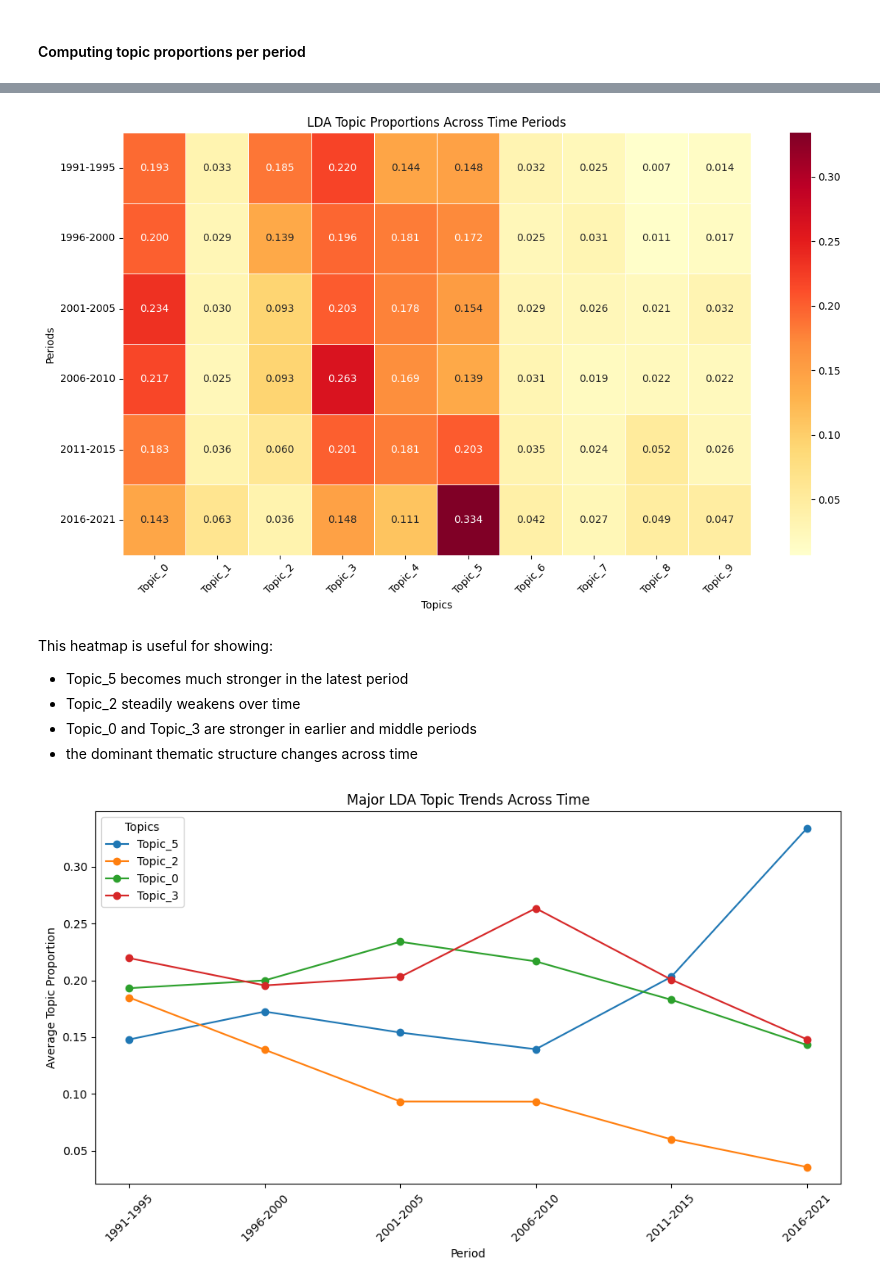
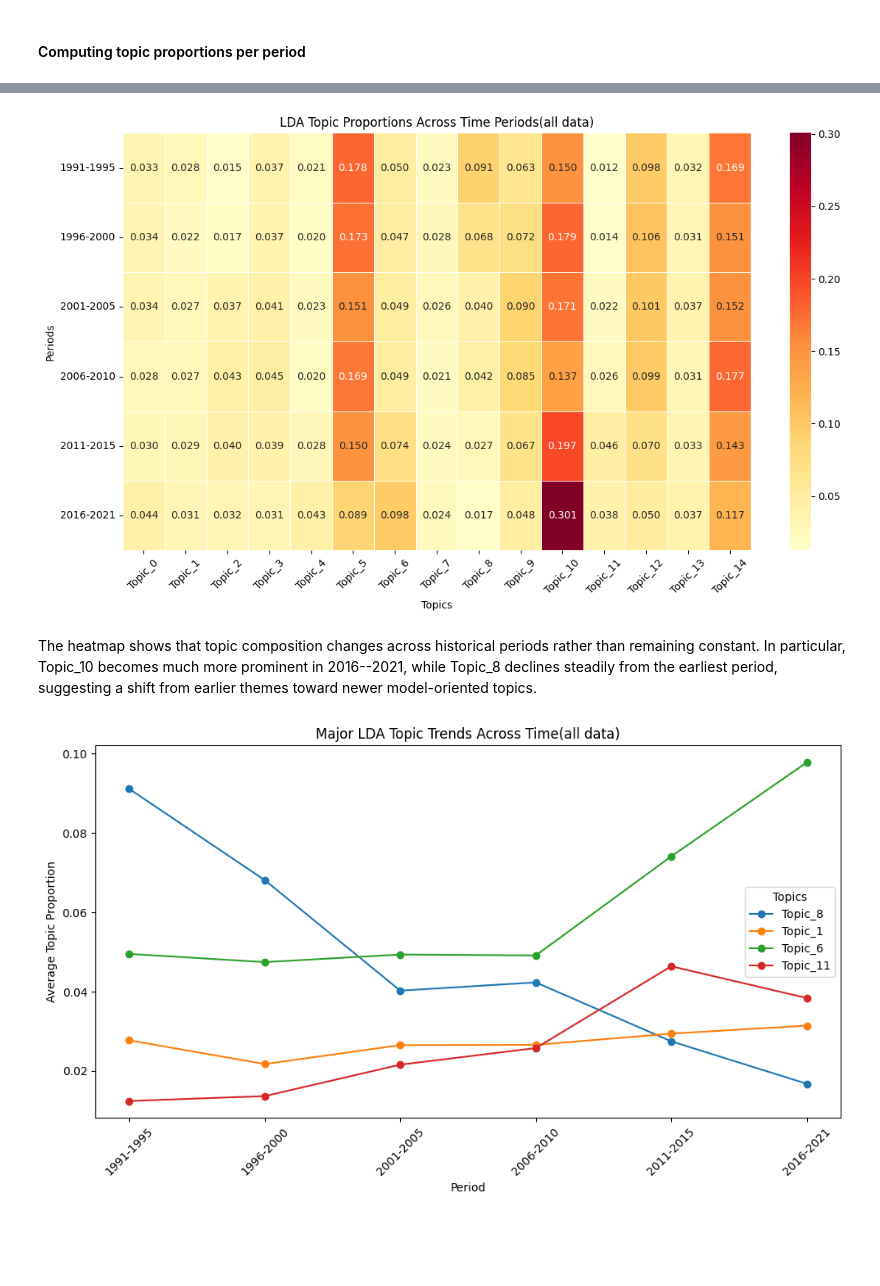
Before and after one commit to guruanand20/nlp-corpus-analysis, a Jupyter notebook: notebooks/NB01_all data.ipynb, the cells around one changed output, grey strips where cells are left out. Cells and saved outputs as stored; diff of their text form; code cells hidden in the pictures; blank space fills up the shorter version.

```diff
--- a/notebooks/NB01_all data.ipynb
+++ b/notebooks/NB01_all data.ipynb
@@ -471,6 +461,23 @@ Initial number of papers for LDA: 32221
 # %%
 # Cleaning function for LDA
 # Clean one abstract and return a token list for LDA.
+# standard English stopwords.
+base_stopwords = set(ENGLISH_STOP_WORDS)
+
+#generic academic filler words
+academic_stopwords = {
+    "paper", "papers",
+    "approach", "approaches",
+    "method", "methods",
+    "propose", "proposed",
+    "present", "presents",
+    "show", "shows",
+    "study", "studies",
+    "using", "used", "use",
+    "based"
+}
+
+custom_stopwords = base_stopwords.union(academic_stopwords)
 def clean_for_lda(text):
     if not isinstance(text, str):
         return []
@@ -490,6 +497,9 @@ def clean_for_lda(text):
     # Remove very short tokens.
     tokens = [t for t in tokens if len(t) > 2]
 
+    # Remove stopwords.
+    tokens = [t for t in tokens if t not in custom_stopwords]
+
     return tokens
 # %%
 # Tokenize abstracts for LDA
@@ -530,7 +573,7 @@ Corpus size 32219
 LDA represents each document as a mixture of latent topics.
 Each topic is a distribution over words.
 # %%
-num_topics = 10
+num_topics = 15
 
 lda_model = LdaModel(
     corpus=lda_corpus,
@@ -689,35 +729,31 @@ plt.yticks(rotation=0)
 plt.tight_layout()
 plt.show()
 # %% [output]
-[figure, old version]
+[figure, new version]
 # %% [markdown]
-This heatmap is useful for showing:
-- Topic_5 becomes much stronger in the latest period
-- Topic_2 steadily weakens over time
-- Topic_0 and Topic_3 are stronger in earlier and middle periods
-- the dominant thematic structure changes across time
+The heatmap shows that topic composition changes across historical periods rather than remaining constant. In particular, Topic_10 becomes much more prominent in 2016--2021, while Topic_8 declines steadily from the earliest period, suggesting a shift from earlier themes toward newer model-oriented topics.
 # %%
 # Select the topics which need to track.
-selected_topics = ["Topic_5", "Topic_2", "Topic_0", "Topic_3"]
+selected_topics = ["Topic_8", "Topic_1", "Topic_6", "Topic_11"]
 
 plt.figure(figsize=(10, 6))
 
 for topic in selected_topics:
     plt.plot(
         topic_period_df.index,
         topic_period_df[topic],
         marker="o",
         label=topic
     )
 
 plt.title("Major LDA Topic Trends Across Time(all data)")
 plt.xlabel("Period")
 plt.ylabel("Average Topic Proportion")
 
 plt.xticks(rotation=45)
 plt.legend(title="Topics")
 plt.tight_layout()
 plt.show()
 # %% [output]
-[figure, old version]
+[figure, new version]
 # %% [markdown]
```
Also changed, not shown: parts of 20 cells of this notebook, 1 other file.
